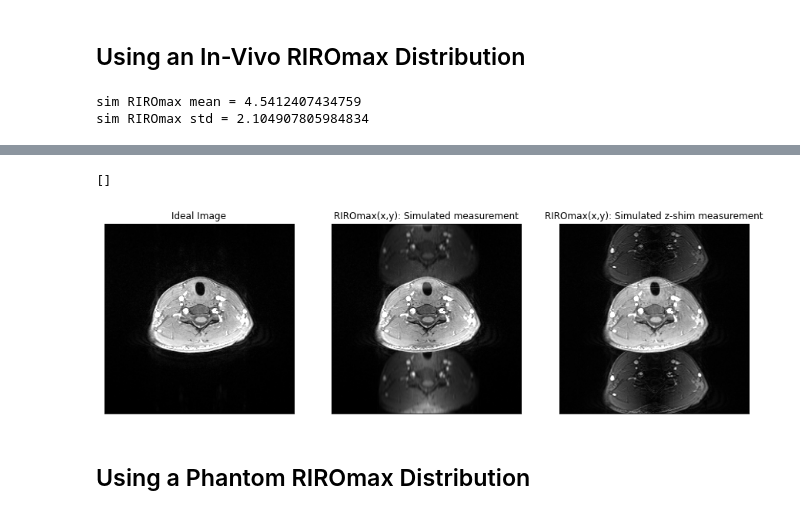
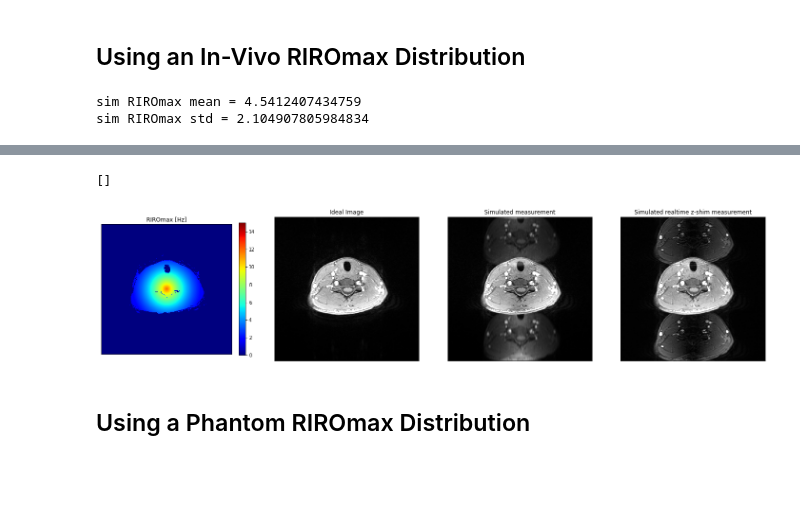
Before and after one commit to evaalonsoortiz/dyn-rt-shim-sim, a Jupyter notebook: dyn_rt_shim_sim.ipynb, the cells around one changed output, grey strips where cells are left out. Drawn from its saved outputs; the diff is of its cells as text; code cells hidden in the pictures; blank space fills up the shorter version.

```diff
--- a/dyn_rt_shim_sim.ipynb
+++ b/dyn_rt_shim_sim.ipynb
@@ -123,7 +106,6 @@ bkgrnd_mask[sim_img_data>(15*sigma)] = 1
 
 # applt the background mask to limit the RIROmax distribution to where you have signal
 sim_RIROmax = np.multiply(bkgrnd_mask,sim_RIROmax)
-#sim_RIROmax = gaussian_filter(sim_RIROmax, sigma=2)
 
 # calculate the mean/std of RIROmax and plot
 mean_simRIROmax = sim_RIROmax[bkgrnd_mask!=0].mean()
@@ -131,9 +113,6 @@ std_simRIROmax = sim_RIROmax[bkgrnd_mask!=0].std()
 
 print('sim RIROmax mean =',mean_simRIROmax)
 print('sim RIROmax std =',std_simRIROmax)
-
-fig = px.imshow(np.rot90(sim_RIROmax))
-fig.show()
 
 # -----------------------------------------------------------------------------#
 # k-space data for the ideal image
@@ -167,22 +146,29 @@ zshim_calcImage_sim_RIROmax_xy = np.fft.ifftshift(np.fft.ifft(np.fft.ifftshift(z
 # -----------------------------------------------------------------------------#
 # display
 # -----------------------------------------------------------------------------#
-fig = plt.figure(figsize=(15,10))
 
-ax = fig.add_subplot(1,3,1)
-ax.imshow(np.rot90(sim_img_data), cmap='gray', vmin=0, vmax=1200)
-ax.set_title('Ideal Image')
-plt.setp(ax, xticks=[], yticks=[])
+fig = plt.figure(figsize=(25,15))
 
-ax1 = fig.add_subplot(1,3,2)
-ax1.imshow(np.rot90(np.abs(calcImage_sim_RIROmax_xy)), cmap='gray', vmin=0, vmax=1200)
-ax1.set_title('RIROmax(x,y): Simulated measurement')
+ax1 = fig.add_subplot(1,4,1)
+im1 = ax1.imshow(np.rot90(sim_RIROmax), cmap='jet', vmin=0, vmax=15)
+ax1.set_title('RIROmax [Hz]')
 plt.setp(ax1, xticks=[], yticks=[])
+plt.colorbar(im1,fraction=0.046, pad=0.05)
 
-ax2 = fig.add_subplot(1,3,3)
-ax2.imshow(np.rot90(np.abs(zshim_calcImage_sim_RIROmax_xy)), cmap='gray', vmin=0, vmax=1200)
-ax2.set_title('RIROmax(x,y): Simulated z-shim measurement')
+ax2 = fig.add_subplot(1,4,2)
+ax2.imshow(np.rot90(sim_img_data), cmap='gray', vmin=0, vmax=1200)
+ax2.set_title('Ideal Image')
 plt.setp(ax2, xticks=[], yticks=[])
+
+ax3 = fig.add_subplot(1,4,3)
+ax3.imshow(np.rot90(np.abs(calcImage_sim_RIROmax_xy)), cmap='gray', vmin=0, vmax=1200)
+ax3.set_title('Simulated measurement')
+plt.setp(ax3, xticks=[], yticks=[])
+
+ax4 = fig.add_subplot(1,4,4)
+ax4.imshow(np.rot90(np.abs(zshim_calcImage_sim_RIROmax_xy)), cmap='gray', vmin=0, vmax=1200)
+ax4.set_title('Simulated realtime z-shim measurement')
+plt.setp(ax4, xticks=[], yticks=[])
 # %% [output]
 sim RIROmax mean = 4.5412407434759
 sim RIROmax std = 2.104907805984834
@@ -190,5 +175,5 @@ sim RIROmax std = 2.104907805984834
 []
-[figure, old version]
+[figure, new version]
 # %% [markdown]
 ## Using a Phantom RIROmax Distribution
 # %%
```
Also changed, not shown: parts of 4 cells of this notebook.
